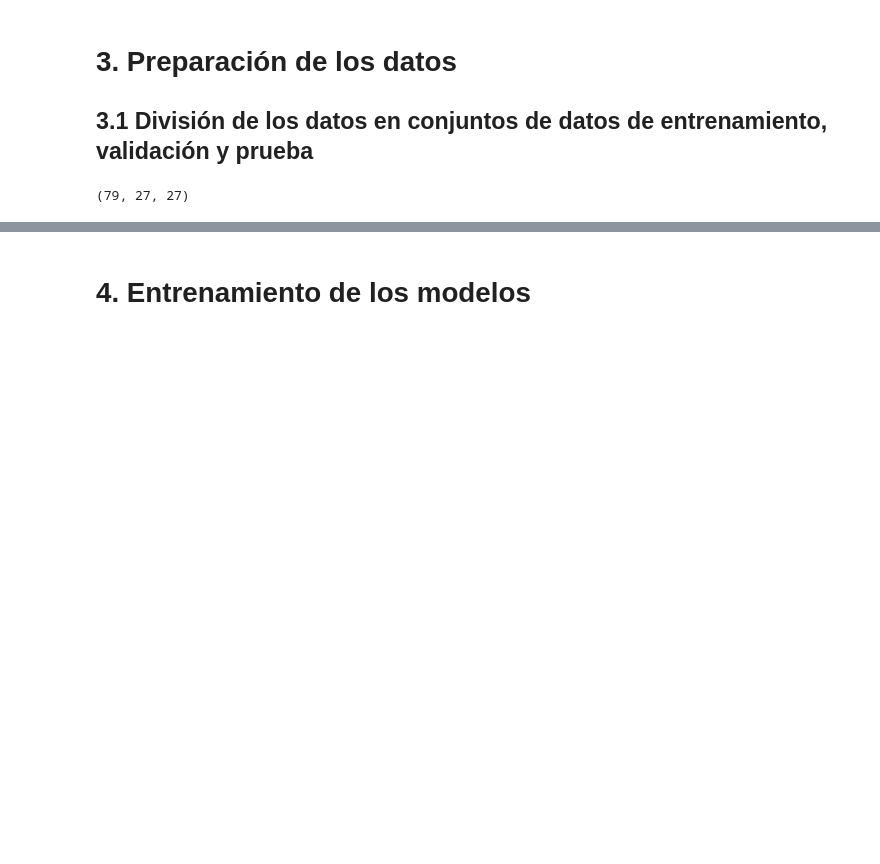
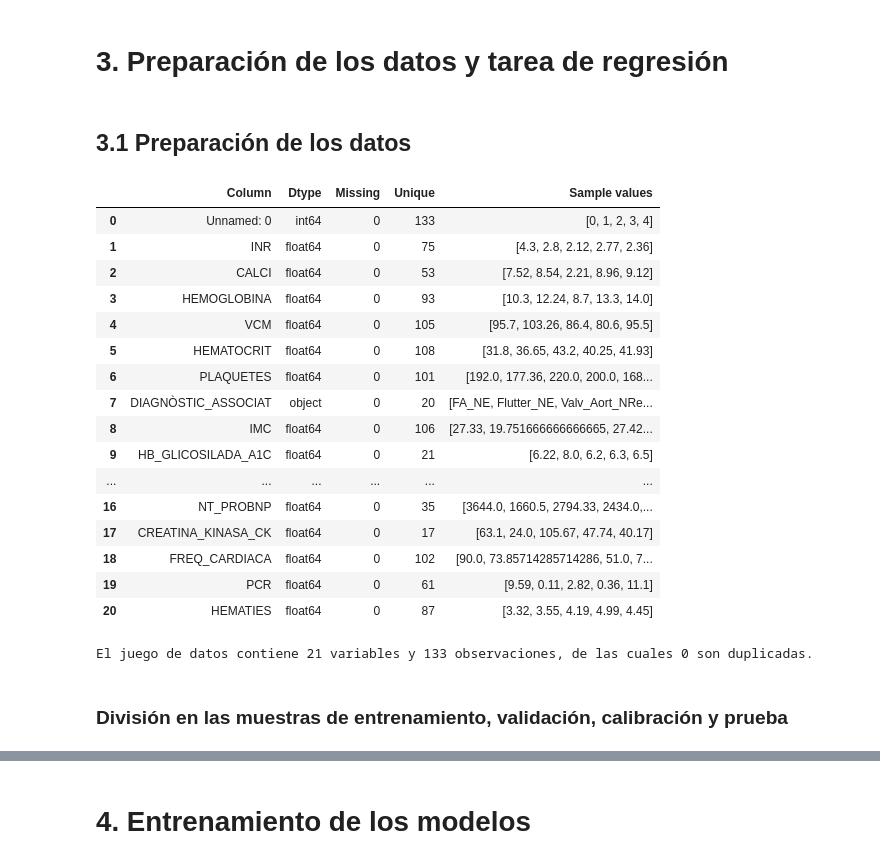
Before and after one commit to anavagi/anticoagulant-patology-analysis, a Jupyter notebook: ModelTraining_and_Conclusions.ipynb, the cells around one changed output, grey strips where cells are left out. Cells and saved outputs as stored; diff of their text form; code cells hidden in the pictures; blank space fills up the shorter version.

```diff
--- a/ModelTraining_and_Conclusions.ipynb
+++ b/ModelTraining_and_Conclusions.ipynb
@@ -1,7 +1,7 @@
 # %% [markdown]
-# 3. Preparación de los datos
-
-## 3.1 División de los datos en conjuntos de datos de entrenamiento, validación y prueba
+# 3. Preparación de los datos y tarea de regresión
+# %% [markdown]
+## 3.1 Preparación de los datos
 # %%
 import pandas as pd
 import numpy as np
@@ -10 +21,55 @@ df = pd.read_csv("df_investig_INR.csv")
+# %%
+
+def load_and_info(file_path):
+    """
+    Cargamos el fichero CSV y mostramos información sobre valores ausentes, únicos, tipo de datos y valores
+    """
+    df = pd.read_csv(file_path)
+
+    info = []
+    for col in df.columns:
+        data_type = str(df[col].dtype)
+        missing = np.sum(pd.isna(df[col]))
+        unique = df[col].nunique()
+
+        # Obtenemos las categorías para variables categoricas y valores aleatorios en las numéricas
+        if data_type == 'object':
+            sample = df[col].dropna().unique().tolist()  # Valores únicos para las categóricas
+        else:
+            sample = df[col].dropna().unique()[:5].tolist()  # Los primeros 5 valores únicos para las numéricas
+
+        info.append([col, data_type, missing, unique, sample])
+
+    info_df = pd.DataFrame(info)
+    info_df.columns = ['Column', 'Dtype', 'Missing', 'Unique', 'Sample values']
+
+    # Mostramos las columnas, con información sobre valores ausentes, únicos y tipo de datos
+    display(info_df)
+    print("\nEl juego de datos contiene {} variables y {} observaciones, de las cuales {} son duplicadas.".format(df.shape[1], df.shape[0], len(df) - df.duplicated().count()))
+
+    # Devolvemos el dataframe para su uso
+    return df
+# %%
+df = load_and_info('df_investig_INR.csv')
+# %% [output]
+|  | Column | Dtype | Missing | Unique | Sample values |
+| 0 | Unnamed: 0 | int64 | 0 | 133 | [0, 1, 2, 3, 4] |
+| 1 | INR | float64 | 0 | 75 | [4.3, 2.8, 2.12, 2.77, 2.36] |
+| 2 | CALCI | float64 | 0 | 53 | [7.52, 8.54, 2.21, 8.96, 9.12] |
+| 3 | HEMOGLOBINA | float64 | 0 | 93 | [10.3, 12.24, 8.7, 13.3, 14.0] |
+| 4 | VCM | float64 | 0 | 105 | [95.7, 103.26, 86.4, 80.6, 95.5] |
+| 5 | HEMATOCRIT | float64 | 0 | 108 | [31.8, 36.65, 43.2, 40.25, 41.93] |
+| 6 | PLAQUETES | float64 | 0 | 101 | [192.0, 177.36, 220.0, 200.0, 168... |
+| 7 | DIAGNÒSTIC_ASSOCIAT | object | 0 | 20 | [FA_NE, Flutter_NE, Valv_Aort_NRe... |
+| 8 | IMC | float64 | 0 | 106 | [27.33, 19.751666666666665, 27.42... |
+| 9 | HB_GLICOSILADA_A1C | float64 | 0 | 21 | [6.22, 8.0, 6.2, 6.3, 6.5] |
+| ... | ... | ... | ... | ... | ... |
+| 16 | NT_PROBNP | float64 | 0 | 35 | [3644.0, 1660.5, 2794.33, 2434.0,... |
+| 17 | CREATINA_KINASA_CK | float64 | 0 | 17 | [63.1, 24.0, 105.67, 47.74, 40.17] |
+| 18 | FREQ_CARDIACA | float64 | 0 | 102 | [90.0, 73.85714285714286, 51.0, 7... |
+| 19 | PCR | float64 | 0 | 61 | [9.59, 0.11, 2.82, 0.36, 11.1] |
+| 20 | HEMATIES | float64 | 0 | 87 | [3.32, 3.55, 4.19, 4.99, 4.45] |
+El juego de datos contiene 21 variables y 133 observaciones, de las cuales 0 son duplicadas.
+# %% [markdown]
+### División en las muestras de entrenamiento, validación, calibración y prueba
 # %%
@@ -16,10 +90,0 @@ numerical.remove('INR')
-# %%
-from sklearn.model_selection import train_test_split
-
-# separate train + validation (= full) and test
-df_full_train, df_test = train_test_split(df_select, test_size=0.2, random_state=1)
-# now split the full into train and val, it should be the 20% of the 80%, which is 20/80=1/4=0.25
-df_train, df_val = train_test_split(df_full_train, test_size=0.25, random_state=1)
-len(df_train), len(df_val), len(df_test)
-# %% [output]
-(79, 27, 27)
```
Also changed, not shown: parts of 29 cells of this notebook.
